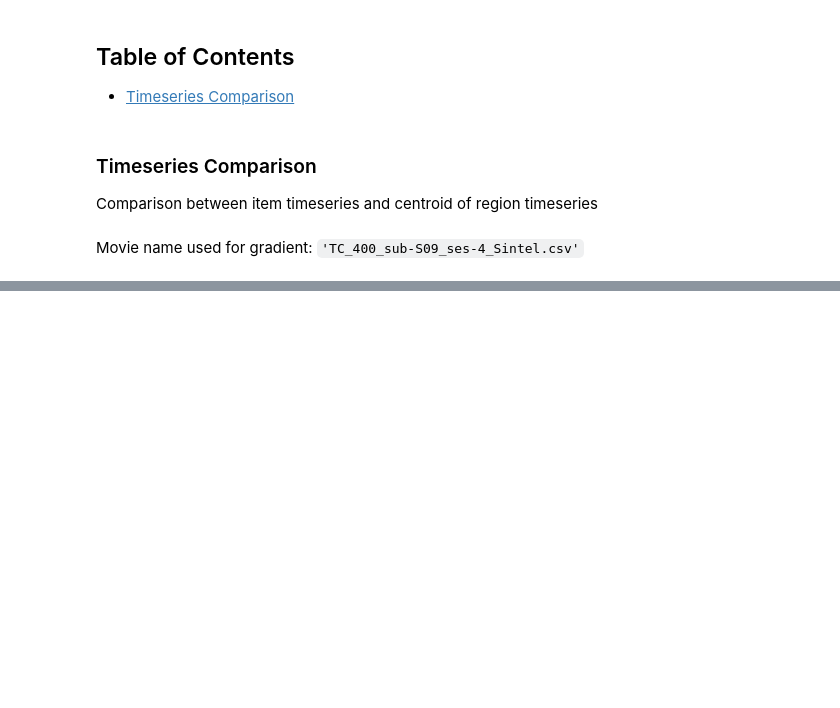
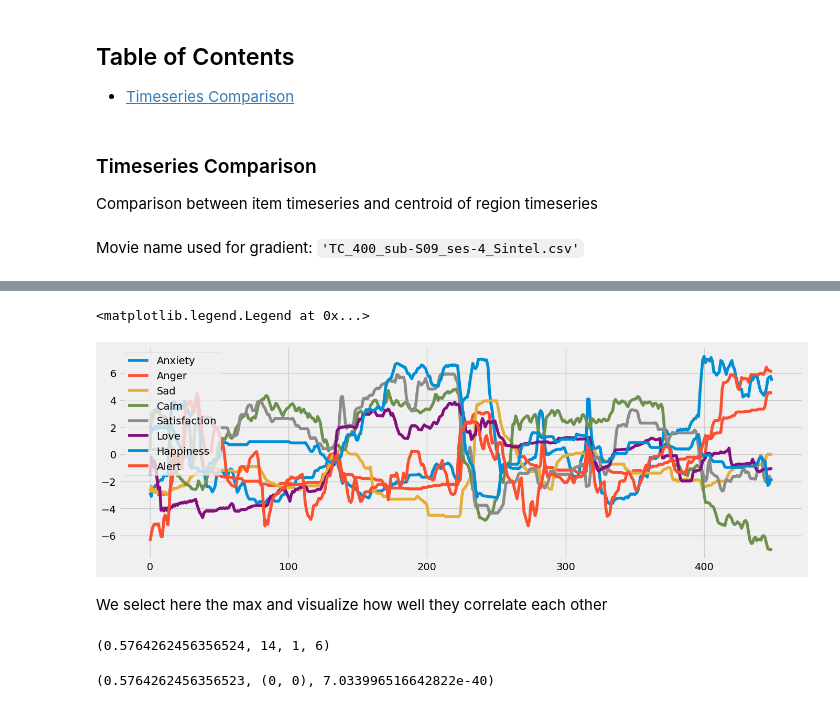
Before and after one commit to MIPLabCH/emoguide_gradients, a Jupyter notebook: fmri-emotion_cohesion.ipynb, the cells around one changed output, grey strips where cells are left out. Cells and saved outputs as stored; diff of their text form; code cells hidden in the pictures; blank space fills up the shorter version.

```diff
--- a/fmri-emotion_cohesion.ipynb
+++ b/fmri-emotion_cohesion.ipynb
@@ -54,0 +61,13 @@ plt.plot(emo_series)
+# %%
+# emotions = "Interest, Joy, Surprise, Sadness, Anger, Disgust, Contempt, Self-Hostility, Fear, Shame, Shyness, Guilt".split(',')
+select   = ["Anxiety", "Anger", "Sad",  "Calm", "Satisfaction",  "Love", "Happiness", "Alert"]
+
+plt.figure(figsize=(15,5))
+for emotion in select:
+    emo_series = np.array(emo_df[emo_df.item==emotion]['score'])[:450]
+    plt.plot(emo_series, label=emotion)
+
+plt.legend()
+# %% [output]
+<matplotlib.legend.Legend at 0x...>
+[figure, added]
@@ -54,0 +101,15 @@ plt.plot(emo_series)
+# %% [markdown]
+We select here the max and visualize how well they correlate each other
+# %%
+scores.max(), scores.argmax(), scores.argmax()//m, scores.argmax()%m
+# %% [output]
+(0.5764262456356524, 14, 1, 6)
+# %%
+a = np.abs(G_movie[:,index2region[regions[1]]]).mean(axis=1)[:,grad_idx]
+b = np.array(emo_df[emo_df.item==select[6]]['score'])
+b = overlap_add(b, 1)
+
+a, b = zscore(a), zscore(b)
+correlation_search(a,b[:a.shape[0]], 0, 1)
+# %% [output]
+(0.5764262456356523, (0, 0), 7.033996516642822e-40)
```
Also changed, not shown: parts of 16 cells of this notebook, 3 other files.
